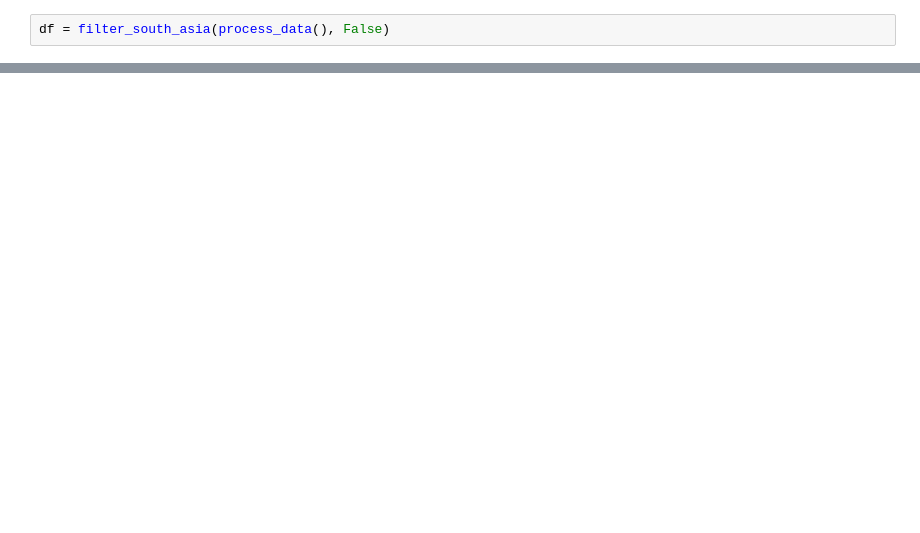
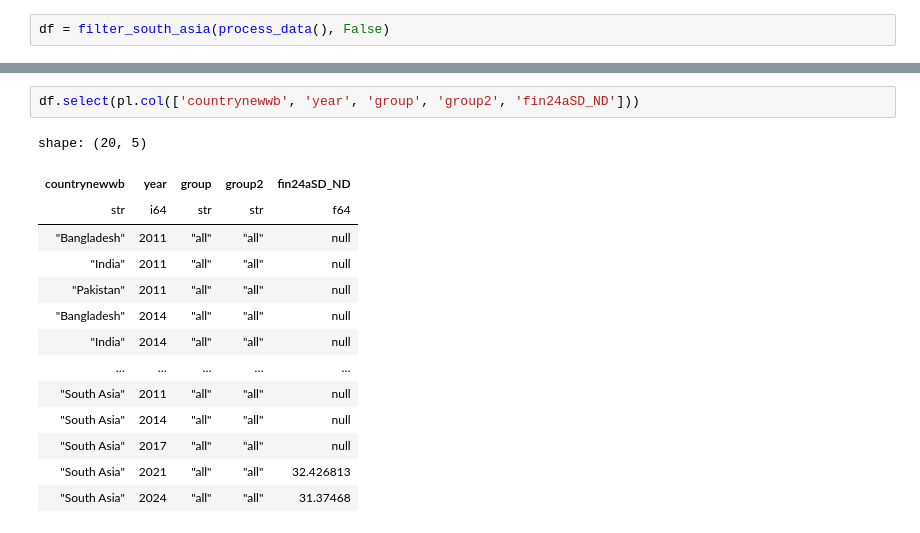
Before and after one commit to sthussain98/capp-30239-static, a Jupyter notebook: data_cleaning/global_findex_process.ipynb, the cells around one changed output, grey strips where cells are left out. Saved outputs shown, nothing was run; the diff lists cells and outputs as text; blank space fills up the shorter version.

```diff
--- a/data_cleaning/global_findex_process.ipynb
+++ b/data_cleaning/global_findex_process.ipynb
@@ -218,0 +265,17 @@ shape: (120, 4)
+# %%
+df.select(pl.col(['countrynewwb', 'year', 'group', 'group2', 'fin24aSD_ND']))
+# %% [output]
+shape: (20, 5)
+| countrynewwb | year | group | group2 | fin24aSD_ND |
+| str | i64 | str | str | f64 |
+| "Bangladesh" | 2011 | "all" | "all" | null |
+| "India" | 2011 | "all" | "all" | null |
+| "Pakistan" | 2011 | "all" | "all" | null |
+| "Bangladesh" | 2014 | "all" | "all" | null |
+| "India" | 2014 | "all" | "all" | null |
+| … | … | … | … | … |
+| "South Asia" | 2011 | "all" | "all" | null |
+| "South Asia" | 2014 | "all" | "all" | null |
+| "South Asia" | 2017 | "all" | "all" | null |
+| "South Asia" | 2021 | "all" | "all" | 32.426813 |
+| "South Asia" | 2024 | "all" | "all" | 31.37468 |
```
Also changed, not shown: parts of 13 cells of this notebook.
